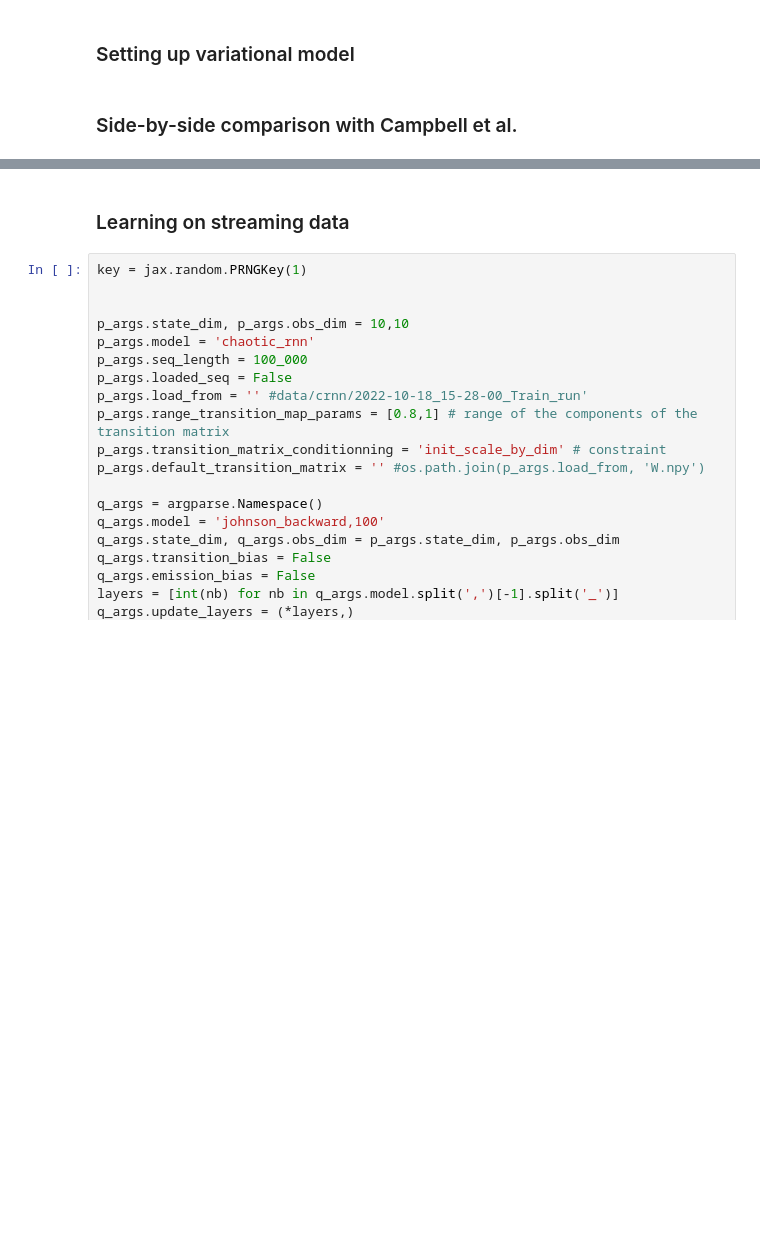
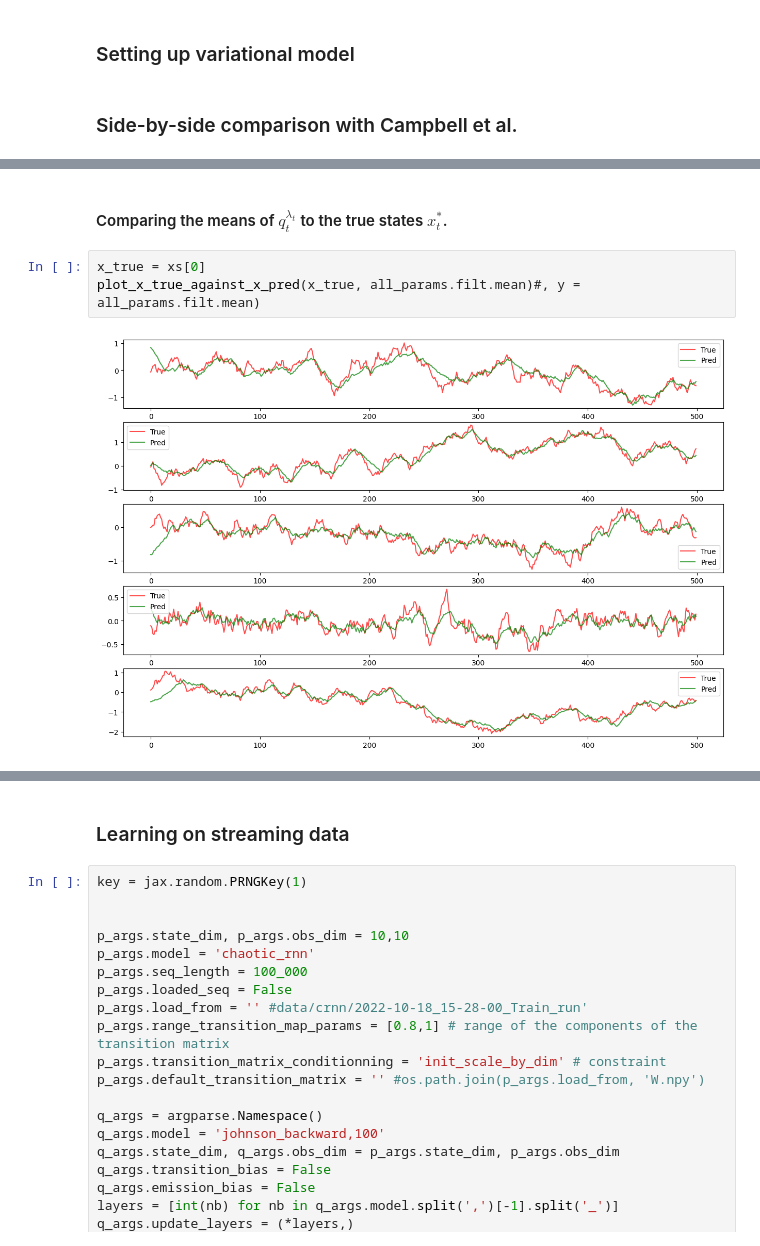
Before and after one commit to mchagneux/backward_ica, a Jupyter notebook: paper_experiments.ipynb, the cells around one changed output, grey strips where cells are left out. Saved outputs shown, nothing was run; the diff lists cells and outputs as text; blank space fills up the shorter version.

```diff
--- a/paper_experiments.ipynb
+++ b/paper_experiments.ipynb
@@ -264,3 +266,10 @@ for elbo_mode in ['score,truncated,paris,bptt_depth_2']:
 Num params: 1120
 USING SCORE ELBO.
 Using truncated gradients.
+# %% [markdown]
+#### Comparing the means of $q_t^{\lambda_{t}}$ to the true states $x_t^{*}$.
+# %%
+x_true = xs[0]
+plot_x_true_against_x_pred(x_true, all_params.filt.mean)#, y = all_params.filt.mean)
+# %% [output]
+[figure, added]
```
Also changed, not shown: parts of 5 cells of this notebook.
